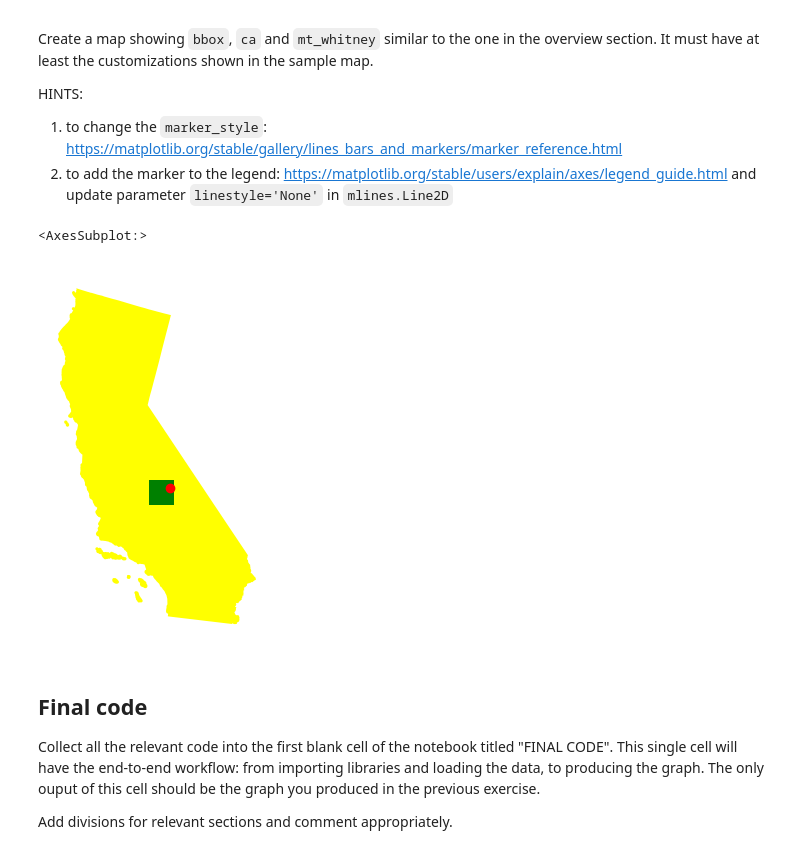
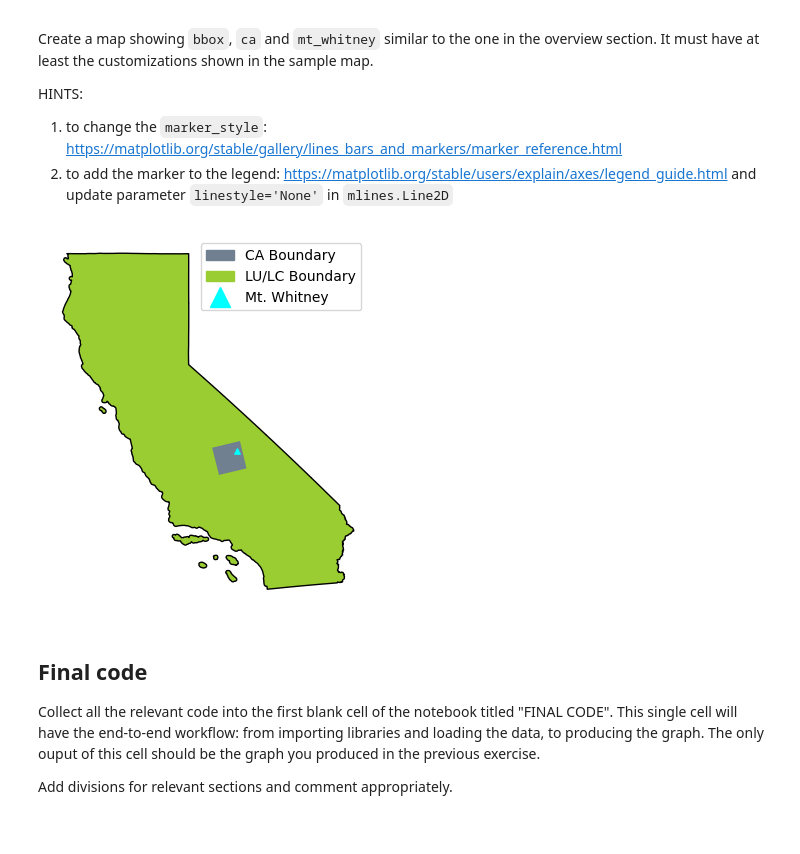
Before and after one commit to hmchilders/eds220-hw-4, a Jupyter notebook: hwk4-task1-whitney-map.ipynb, the cells around one changed output. Cells and saved outputs as stored; diff of their text form; code cells hidden in the pictures.

```diff
--- a/hwk4-task1-whitney-map.ipynb
+++ b/hwk4-task1-whitney-map.ipynb
@@ -78,5 +73,3 @@ CRS.from_epsg(5070)
 # %%
 # Import the California Shape file and store it as a variable
 ca = gpd.read_file('https://data.ca.gov/dataset/e212e397-1277-4df3-8c22-40721b095f33/resource/3db1e426-fb51-44f5-82d5-a54d7c6e188b/download/ca-state-boundary.zip')
-ca = ca.to_crs(lulc.rio.crs)
-ca
@@ -94,10 +90,7 @@ lulc_bbox = gpd.GeoDataFrame(geometry = [box(*lulc.rio.bounds())],
 Create a `geopands.GeoDataFrame` named `mt_whitney` having the coordinates of Mount Whitney as a single point. You will need to look up Mount Whitney's coordinates. HINT: [`shapely.Point()`](https://shapely.readthedocs.io/en/stable/reference/shapely.Point.html)
 # %%
 #Use Shapely.Point to to turn the coordinates into a point
-coords = Point(-118.292399, 36.57855)
-#Create the mt_whitney variable and save it as a geodataframe
+coords = Point(-118.29199495, 36.578580925)
+#Create the mt_whitney point and save it as a geodataframe
 mt_whitney = gpd.GeoDataFrame(index=[0], crs='EPSG:4326', geometry=[coords])
-#Check the output
-
-mt_whitney = mt_whitney.to_crs(lulc.rio.crs)
 # %%
@@ -109,6 +101,11 @@ mt_whitney
 ## Updates
 If there are any updates needed to the data, perform them in the next cells (you may add as many as you need).
 At the top of each one, include a comment explaining what is happening in that cell's code.
+# %%
+#Reproject the LU/LC Data to the ca CRS
+lulc_bbox = lulc_bbox.to_crs(ca.crs)
+#Reproject the point to the same CRS as the LU/LC Data
+mt_whitney = mt_whitney.to_crs(lulc.rio.crs)
 # %% [markdown]
 ## Map
 
@@ -119,20 +116,36 @@ HINTS:
 1. to change the `marker_style`: https://matplotlib.org/stable/gallery/lines_bars_and_markers/marker_reference.html
 2. to add the marker to the legend: https://matplotlib.org/stable/users/explain/axes/legend_guide.html and update parameter `linestyle='None'` in `mlines.Line2D`
 # %%
+#Create the Figure
+#Set the figfure and axis
 fig , ax = plt.subplots()
+#Turn the axis labels off
 plt.axis('off')
 
-ca.plot(ax = ax,
-       color = 'yellow')
+#Use Patches
+#Plot the three Data Sets
+ca.plot(ax=ax,
+        color='yellowgreen',
+        edgecolor='black')
+lulc_bbox.plot(ax=ax,
+               color='slategrey',
+               label='LULC Bbox')
+mt_whitney.plot(ax=ax,
+                color='aqua',
+                marker="^",
+                markersize = 15,
+                label='Mt. Whitney')
 
-lulc_bbox.plot(ax = ax,
-       color = 'green')
+#Add a legend
+ca_patch = mpatches.Patch(color='slategrey', label='CA Boundary')
+lulc_patch = mpatches.Patch(color='yellowgreen', label='LU/LC Boundary')
+mt_patch = mlines.Line2D([], [],linestyle = 'None', color='aqua', marker='^',
+                          markersize=15, label='Mt. Whitney')
 
-mt_whitney.plot(ax = ax,
-       color = 'red')
+ax.legend(handles=[ca_patch, lulc_patch, mt_patch])
+plt.show()
 # %% [output]
-<AxesSubplot:>
-[figure, old version]
+[figure, new version]
 # %% [markdown]
 ## Final code
 Collect all the relevant code into the first blank cell of the notebook titled "FINAL CODE". This single cell will have the end-to-end workflow: from importing libraries and loading the data, to producing the graph. The only ouput of this cell should be the graph you produced in the previous exercise.
```
Also changed, not shown: parts of 5 cells of this notebook, 1 other file.
